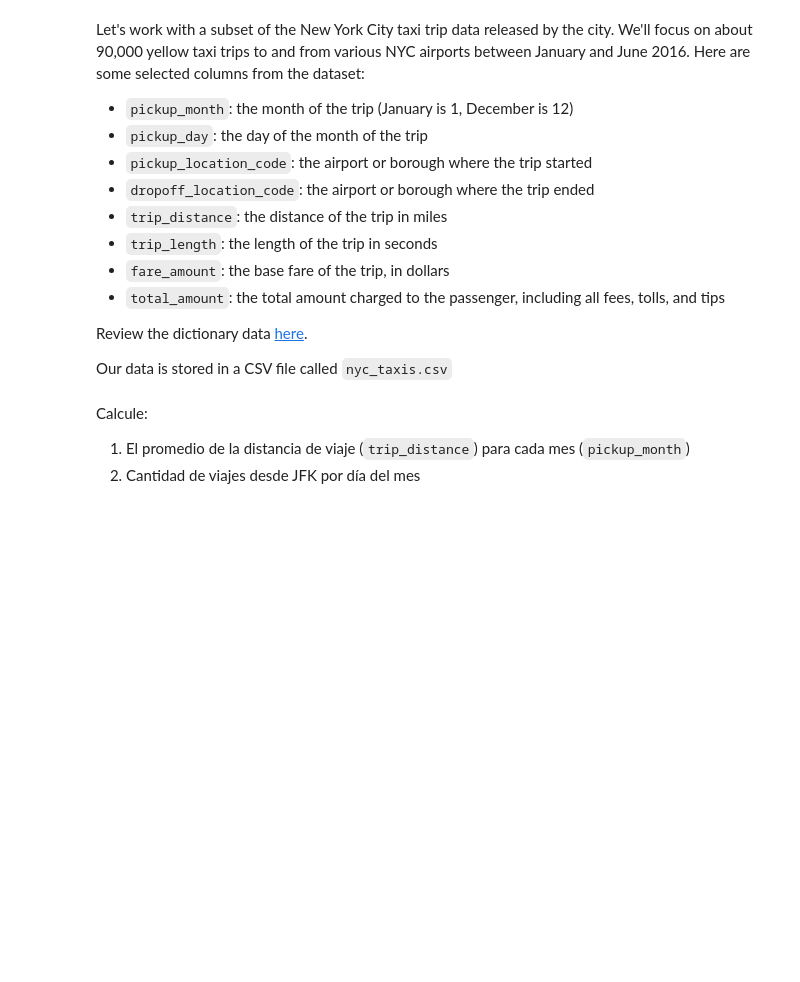
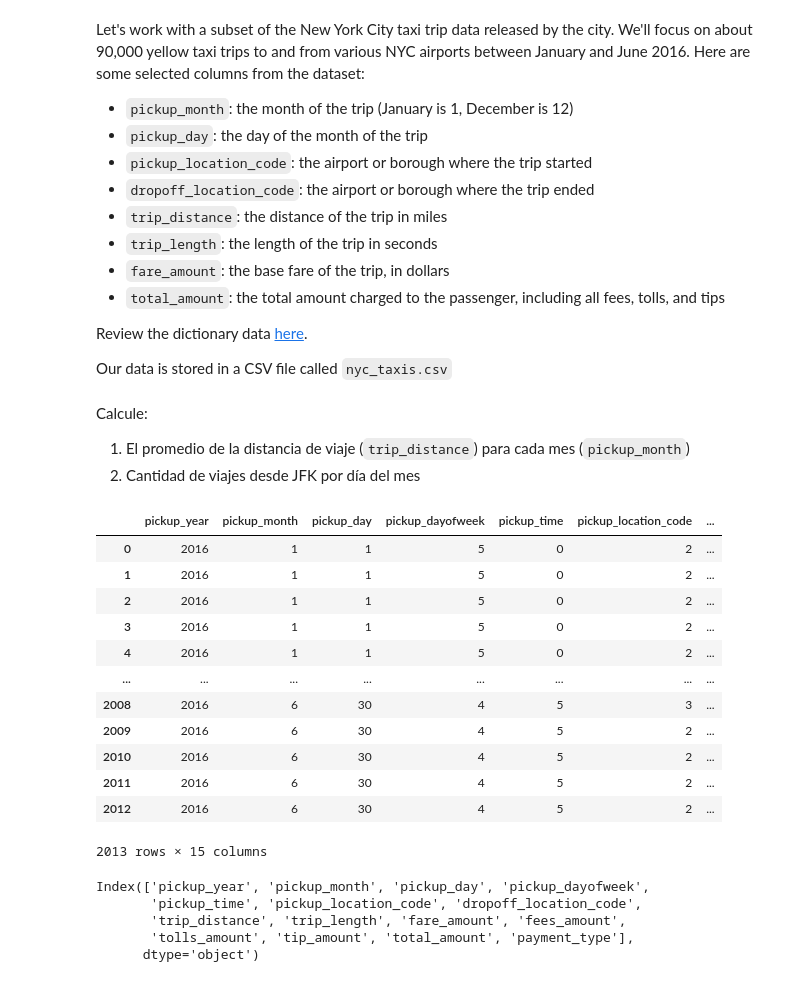
Before and after one commit to qlab-intro-python/qlab-intro-python-ccss-tarea-1-tarea_plantilla, a Jupyter notebook: tarea_1.ipynb, the cells around one changed output. Drawn from its saved outputs; the diff is of its cells as text; code cells hidden in the pictures; blank space fills up the shorter version.

```diff
--- a/tarea_1.ipynb
+++ b/tarea_1.ipynb
@@ -226,0 +229,3 @@ Calcule:
+# %%
+file_root = "nyc_taxis.csv"
+dft_tax = pd.read_csv(file_root)
@@ -226,0 +234,16 @@ Calcule:
+# %%
+dft_tax
+# %% [output]
+|  | pickup_year | pickup_month | pickup_day | pickup_dayofweek | pickup_time | pickup_location_code | ... |
+| 0 | 2016 | 1 | 1 | 5 | 0 | 2 | ... |
+| 1 | 2016 | 1 | 1 | 5 | 0 | 2 | ... |
+| 2 | 2016 | 1 | 1 | 5 | 0 | 2 | ... |
+| 3 | 2016 | 1 | 1 | 5 | 0 | 2 | ... |
+| 4 | 2016 | 1 | 1 | 5 | 0 | 2 | ... |
+| ... | ... | ... | ... | ... | ... | ... | ... |
+| 2008 | 2016 | 6 | 30 | 4 | 5 | 3 | ... |
+| 2009 | 2016 | 6 | 30 | 4 | 5 | 2 | ... |
+| 2010 | 2016 | 6 | 30 | 4 | 5 | 2 | ... |
+| 2011 | 2016 | 6 | 30 | 4 | 5 | 2 | ... |
+| 2012 | 2016 | 6 | 30 | 4 | 5 | 2 | ... |
+2013 rows × 15 columns
@@ -226,0 +252,8 @@ Calcule:
+# %%
+dft_taxi.columns
+# %% [output]
+Index(['pickup_year', 'pickup_month', 'pickup_day', 'pickup_dayofweek',
+       'pickup_time', 'pickup_location_code', 'dropoff_location_code',
+       'trip_distance', 'trip_length', 'fare_amount', 'fees_amount',
+       'tolls_amount', 'tip_amount', 'total_amount', 'payment_type'],
+      dtype='object')
```
Also changed, not shown: parts of 7 cells of this notebook.
